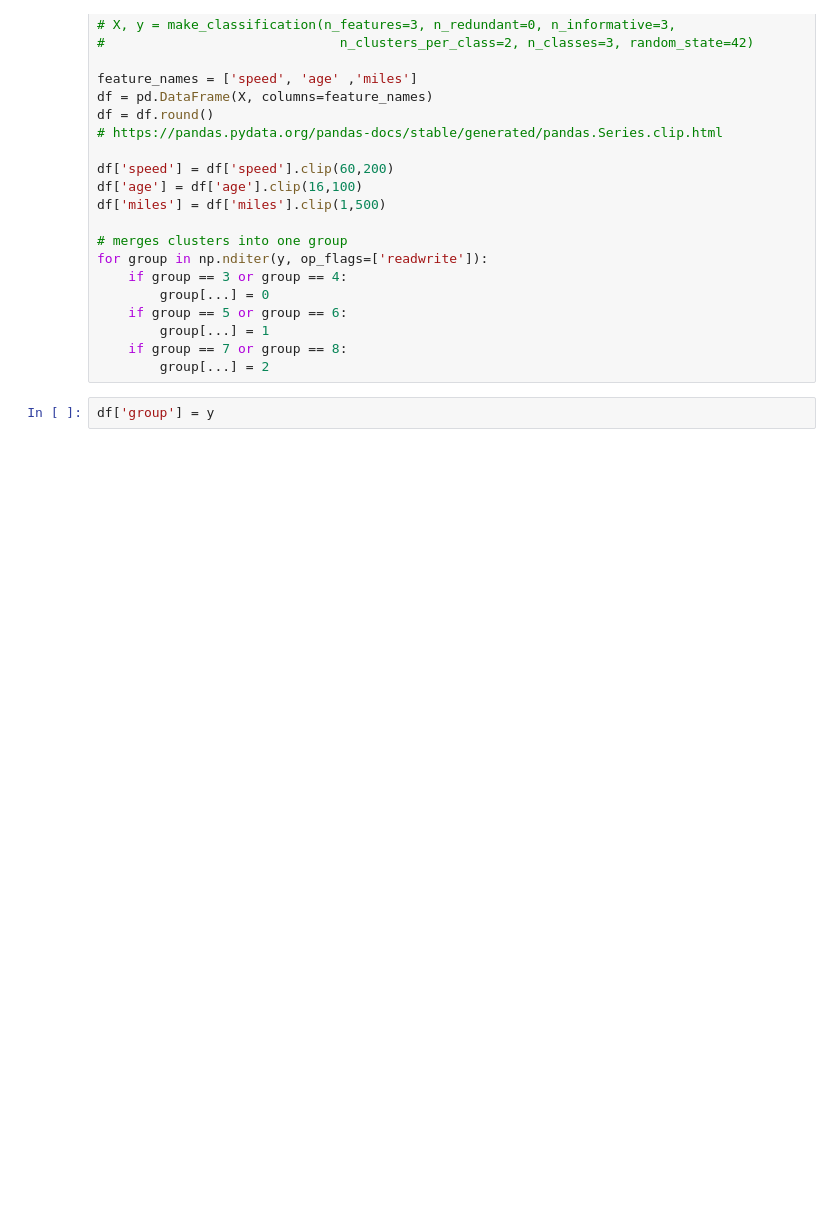
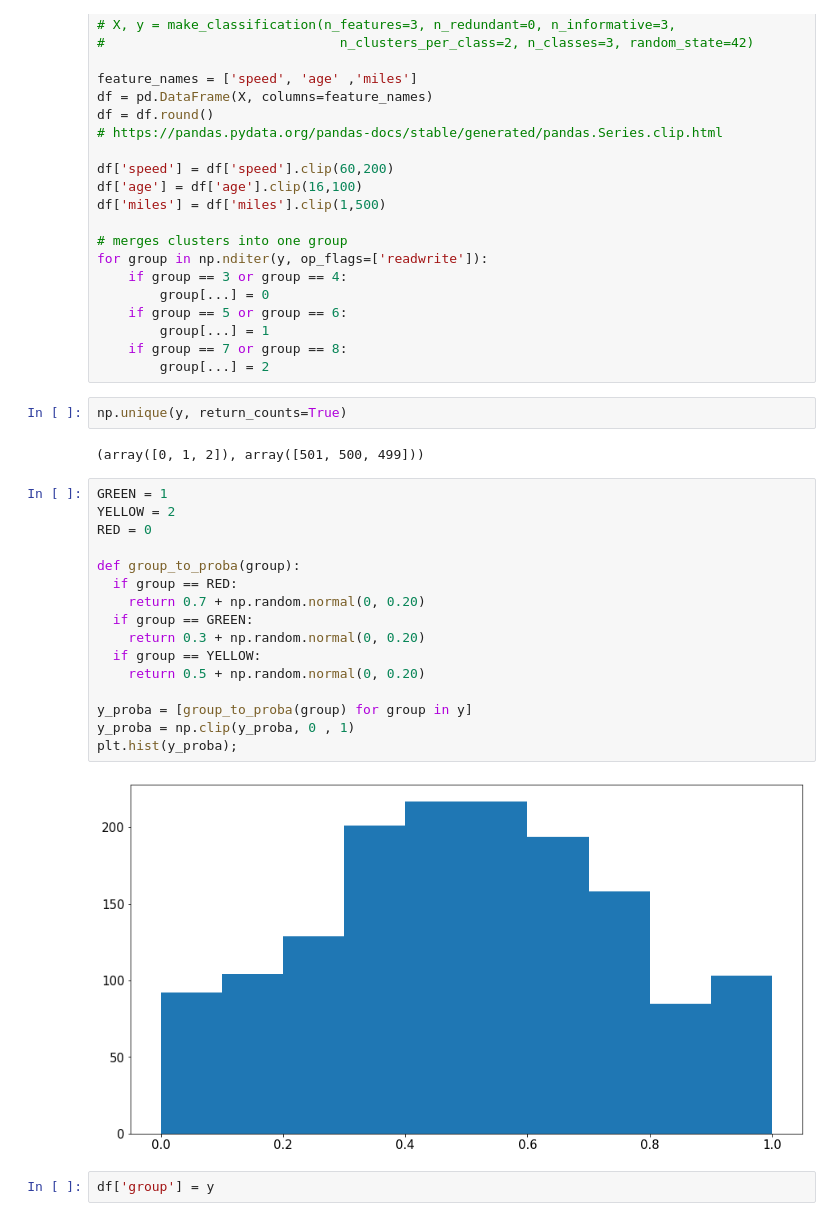
Before and after one commit to embarced/notebooks, a Jupyter notebook: mlops/generate.ipynb, the cells around one changed output. Cells and saved outputs as stored; diff of their text form; blank space fills up the shorter version.

```diff
--- a/mlops/generate.ipynb
+++ b/mlops/generate.ipynb
@@ -92,5 +92,27 @@ for group in np.nditer(y, op_flags=['readwrite']):
         group[...] = 1
     if group == 7 or group == 8:
         group[...] = 2
+# %%
+np.unique(y, return_counts=True)
+# %% [output]
+(array([0, 1, 2]), array([501, 500, 499]))
+# %%
+GREEN = 1
+YELLOW = 2
+RED = 0
+
+def group_to_proba(group):
+  if group == RED:
+    return 0.7 + np.random.normal(0, 0.20)
+  if group == GREEN:
+    return 0.3 + np.random.normal(0, 0.20)
+  if group == YELLOW:
+    return 0.5 + np.random.normal(0, 0.20)
+
+y_proba = [group_to_proba(group) for group in y]
+y_proba = np.clip(y_proba, 0 , 1)
+plt.hist(y_proba);
+# %% [output]
+[figure, added]
 # %%
 df['group'] = y
```
Also changed, not shown: parts of 14 cells of this notebook.
